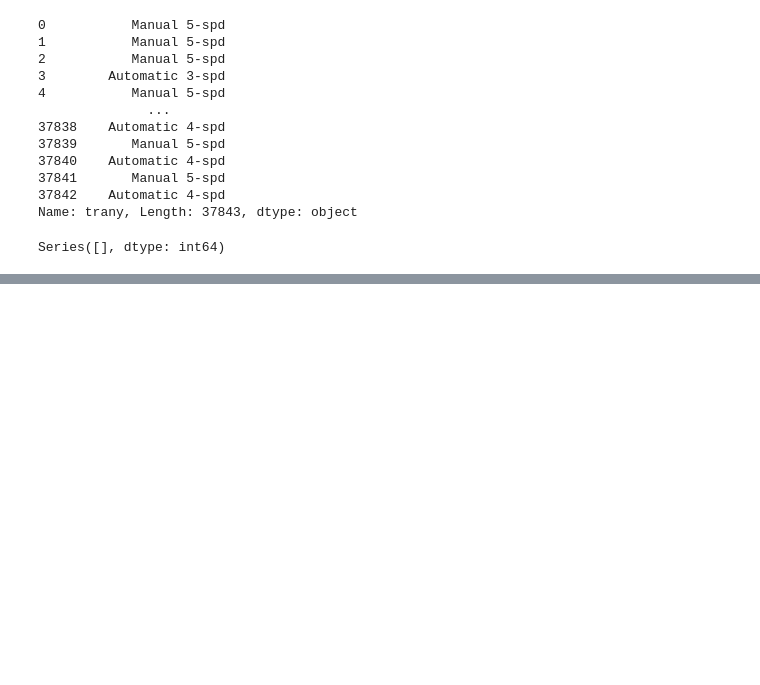
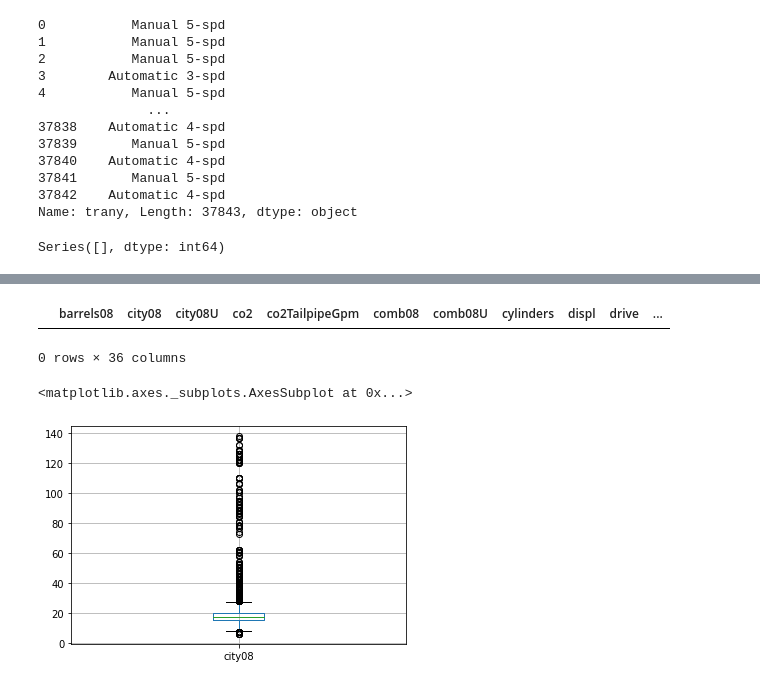
Before and after one commit to YonatanRA/clases_datamex0320, a Jupyter notebook: w2_d4 - Pandas deepdive.ipynb, the cells around one changed output, grey strips where cells are left out. Saved outputs shown, nothing was run; the diff lists cells and outputs as text; code cells hidden in the pictures; blank space fills up the shorter version.

```diff
--- a/w2_d4 - Pandas deepdive.ipynb
+++ b/w2_d4 - Pandas deepdive.ipynb
@@ -594,0 +711,12 @@ Series([], dtype: int64)
+# %%
+# columnas con baja varianza
+
+low_var=[]
+
+for c in df._get_numeric_data():  # selecciona columnas numericas
+
+    minimo=min(df[c])
+    per_90=np.percentile(df[c], 90)
+
+    if per_90==minimo:
+        low_var.append(c)
@@ -594,0 +743,4 @@ Series([], dtype: int64)
+# %%
+df=df.drop(low_var, axis=1)  # elimina las columnas de baja varianza
+
+df.shape
@@ -594,0 +768,12 @@ Series([], dtype: int64)
+# %%
+outliers=pd.DataFrame(columns=df.columns)
+
+outliers
+# %% [output]
+|  | barrels08 | city08 | city08U | co2 | co2TailpipeGpm | comb08 | comb08U | cylinders | displ | drive | ... |
+0 rows × 36 columns
+# %%
+df[['city08']].boxplot()
+# %% [output]
+<matplotlib.axes._subplots.AxesSubplot at 0x...>
+[figure, added]
```
Also changed, not shown: parts of 58 cells of this notebook, 1 other file.
